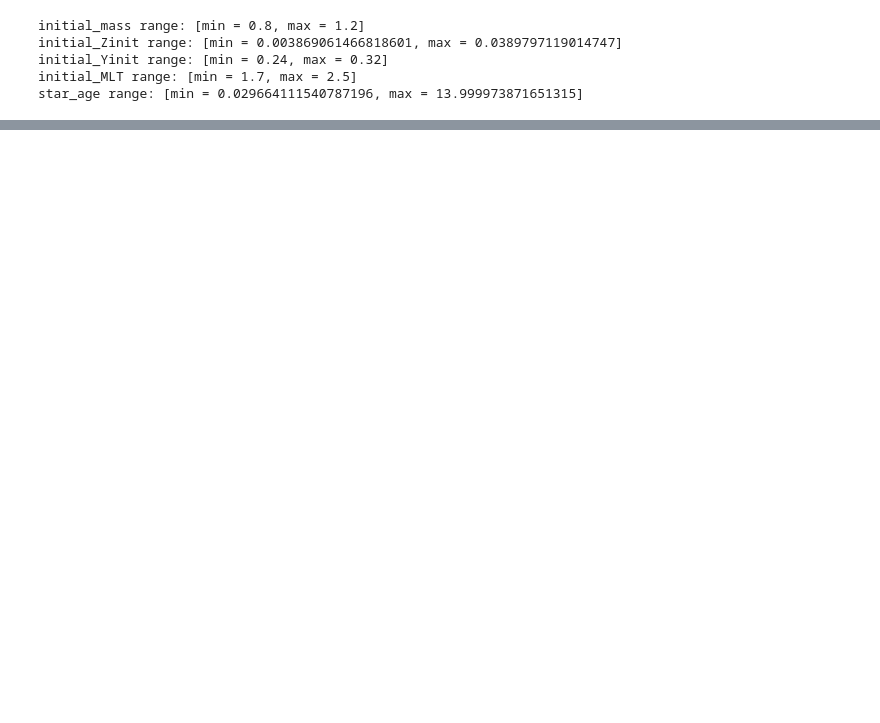
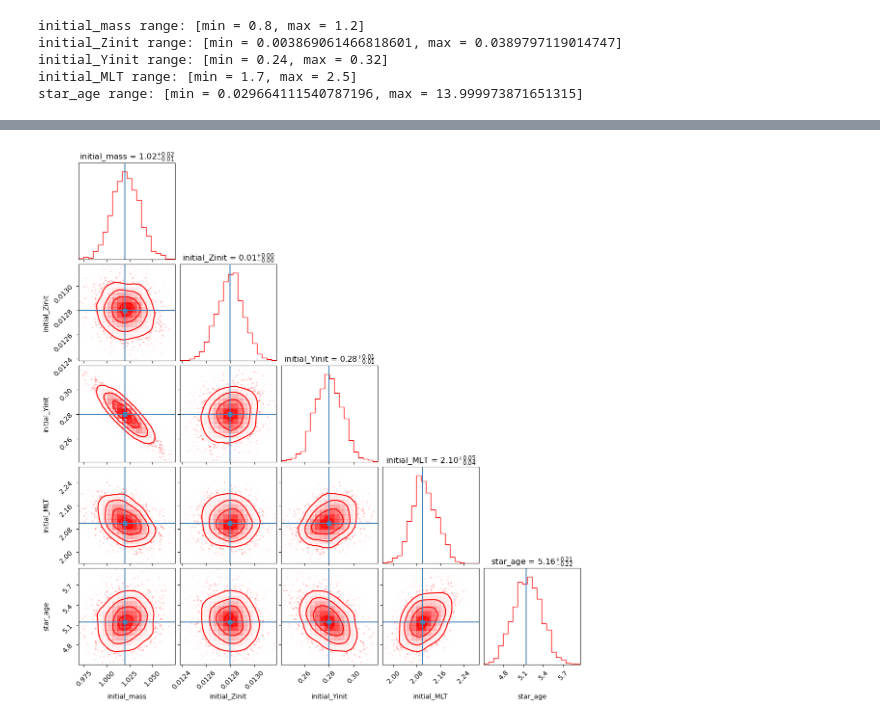
Before and after one commit to ojscutt/sl-pitchfork, a Jupyter notebook: 4_inference.ipynb, the cells around one changed output, grey strips where cells are left out. Saved outputs shown, nothing was run; the diff lists cells and outputs as text; code cells hidden in the pictures; blank space fills up the shorter version.

```diff
--- a/4_inference.ipynb
+++ b/4_inference.ipynb
@@ -158,0 +146,4 @@ model_inps
+# %%
+corner.corner(posterior, truths=model_inps.values.flatten().tolist(), labels=model_inps.columns, color='red',show_titles=True,smooth=True);
+# %% [output]
+[figure, added]
```
Also changed, not shown: parts of 24 cells of this notebook, 7 other files.
